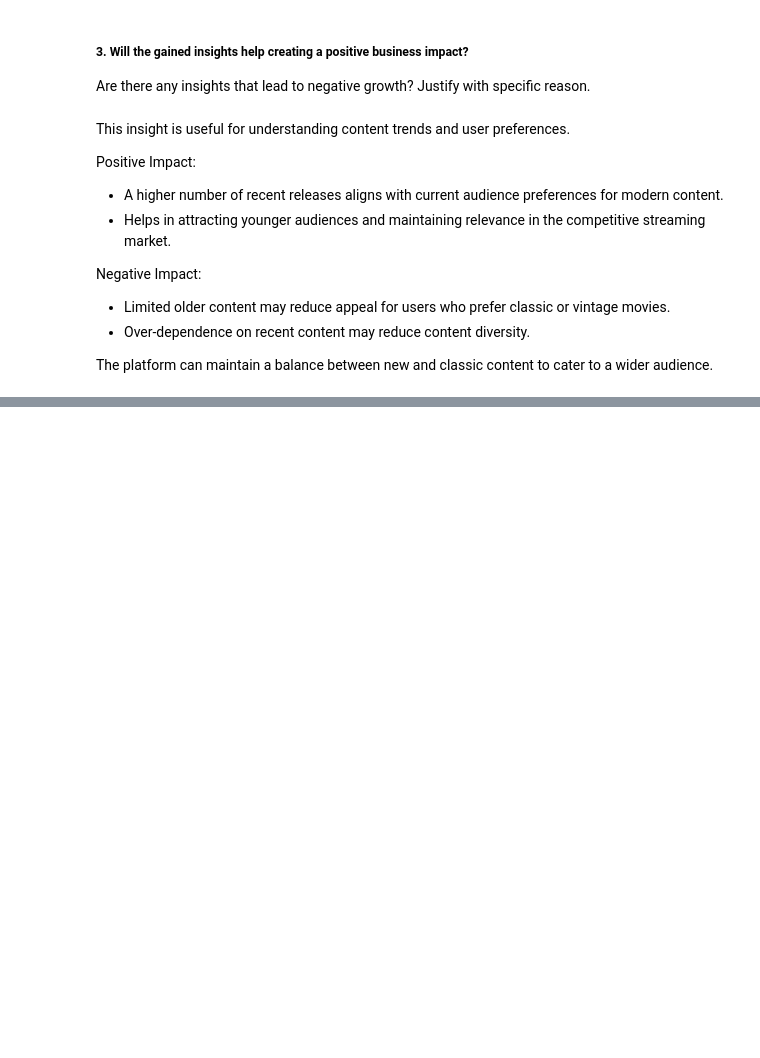
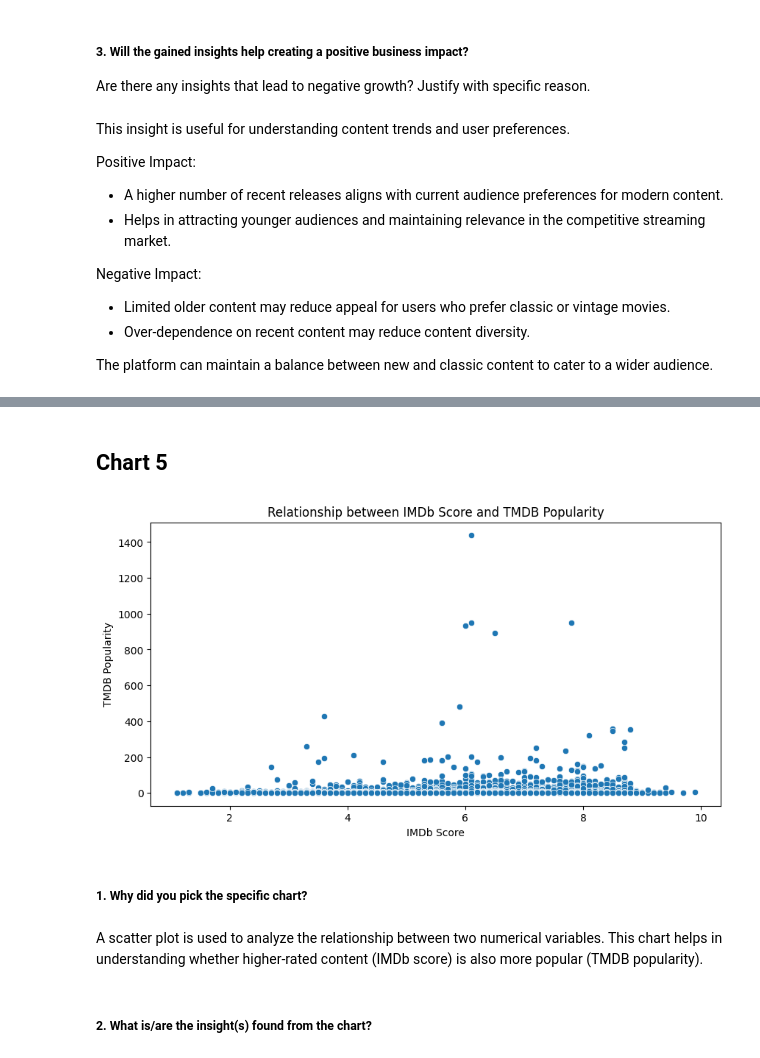
Before and after one commit to Snehamn24/Amazon-Prime-Video-EDA-and-Machine-Learning-Analysis, a Jupyter notebook: Amazon_Prime_EDA.ipynb, the cells around one changed output, grey strips where cells are left out. Cells and saved outputs as stored; diff of their text form; code cells hidden in the pictures; blank space fills up the shorter version.

```diff
--- a/Amazon_Prime_EDA.ipynb
+++ b/Amazon_Prime_EDA.ipynb
@@ -655,0 +740,20 @@ The platform can maintain a balance between new and classic content to cater to
+# %% [markdown]
+## Chart 5
+# %%
+#Bivariate Analysis
+# Chart - 5: IMDb Score vs TMDB Popularity
+
+plt.figure(figsize=(10,5))
+sns.scatterplot(x='imdb_score', y='tmdb_popularity', data=title)
+plt.title("Relationship between IMDb Score and TMDB Popularity")
+plt.xlabel("IMDb Score")
+plt.ylabel("TMDB Popularity")
+plt.show()
+# %% [output]
+[figure, added]
+# %% [markdown]
+##### 1. Why did you pick the specific chart?
+# %% [markdown]
+A scatter plot is used to analyze the relationship between two numerical variables. This chart helps in understanding whether higher-rated content (IMDb score) is also more popular (TMDB popularity).
+# %% [markdown]
+##### 2. What is/are the insight(s) found from the chart?
```
Also changed, not shown: parts of 19 cells of this notebook.
